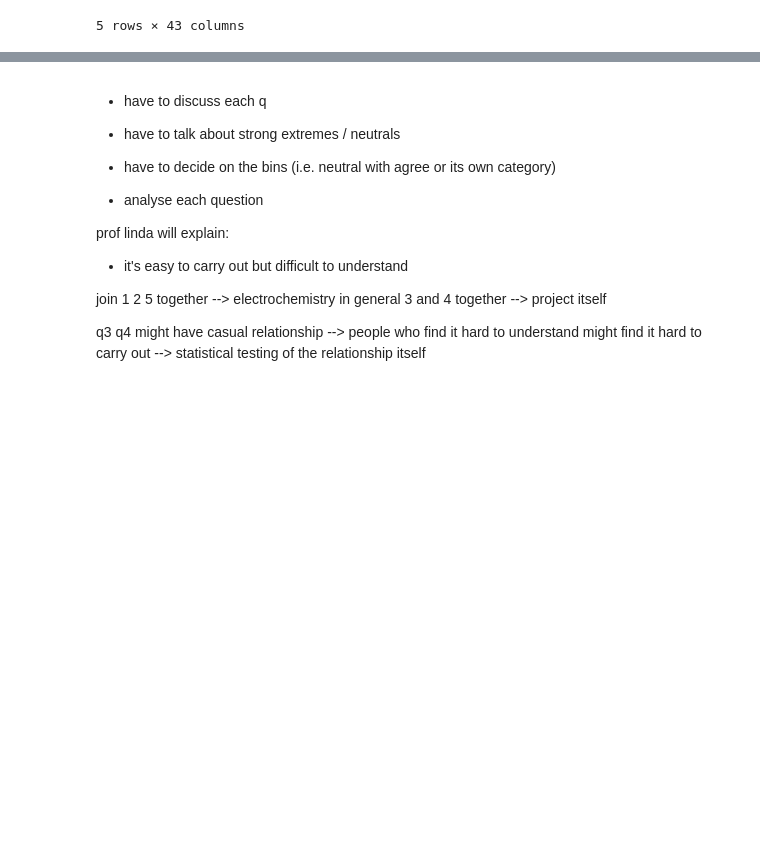
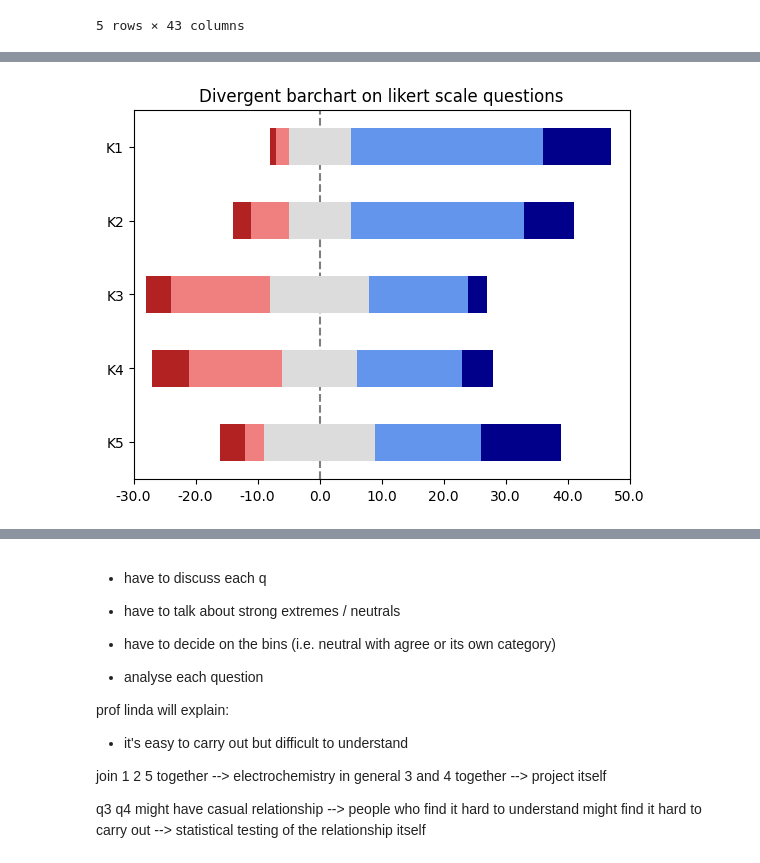
Before and after one commit to kwangyy/electro-analysis, a Jupyter notebook: q7_analysis.ipynb, the cells around one changed output, grey strips where cells are left out. Drawn from its saved outputs; the diff is of its cells as text; code cells hidden in the pictures; blank space fills up the shorter version.

```diff
--- a/q7_analysis.ipynb
+++ b/q7_analysis.ipynb
@@ -47,0 +35,11 @@ post_course_q7.dropna(inplace = True)
+# %%
+post_course_q7_sum = pd.DataFrame()
+for column in post_course_q7:
+    series = pd.Series(post_course_q7[column].value_counts())
+    post_course_q7_sum = pd.concat([post_course_q7_sum, series], axis = 1)
+
+
+post_course_q7_sum = post_course_q7_sum.T
+post_course_q7_sum = post_course_q7_sum[["Strongly Disagree", "Disagree", "Neutral", "Agree", "Strongly Agree"]]
+post_course_q7_sum = post_course_q7_sum.iloc[::-1]
+post_course_q7_sum
@@ -51,3 +57,27 @@ import seaborn as sns
+# %%
+# Set-up for the graph
+likert_colors = ['white', 'firebrick','lightcoral','gainsboro','cornflowerblue', 'darkblue']
+
+middles = post_course_q7_sum[["Strongly Disagree", "Disagree"]].sum(axis=1) + post_course_q7_sum["Neutral"]*.5
+longest = middles.max() + 2
+complete_longest = post_course_q7_sum.sum(axis=1).max()
+post_course_q7_sum.insert(0, '', (middles - longest).abs())
+# %%
+ax = post_course_q7_sum.plot.barh(stacked=True, color=likert_colors, edgecolor='none', legend=False)
+z = plt.axvline(longest, linestyle='--', color='black', alpha=.5)
+z.set_zorder(-1)
+
+
+plt.xlim(0, complete_longest + 20)
+xvalues = list(range(0, int(complete_longest*1.2) + 16, 10))
+xlabels = [str(x - longest) for x in xvalues]
+plt.xticks(xvalues, xlabels)
+
+plt.title("Divergent barchart on likert scale questions")
+plt.savefig("divergent_barchart.png")
+plt.show()
+# %% [output]
+[figure, added]
 # %%
 for i in range(len(post_course_q7.columns)):
     question_list = ["The Electrochemistry hands-on tutorial and project helped me to understand the Electrochemistry topics in this module.",
```
Also changed, not shown: parts of 8 cells of this notebook, 7 other files.
